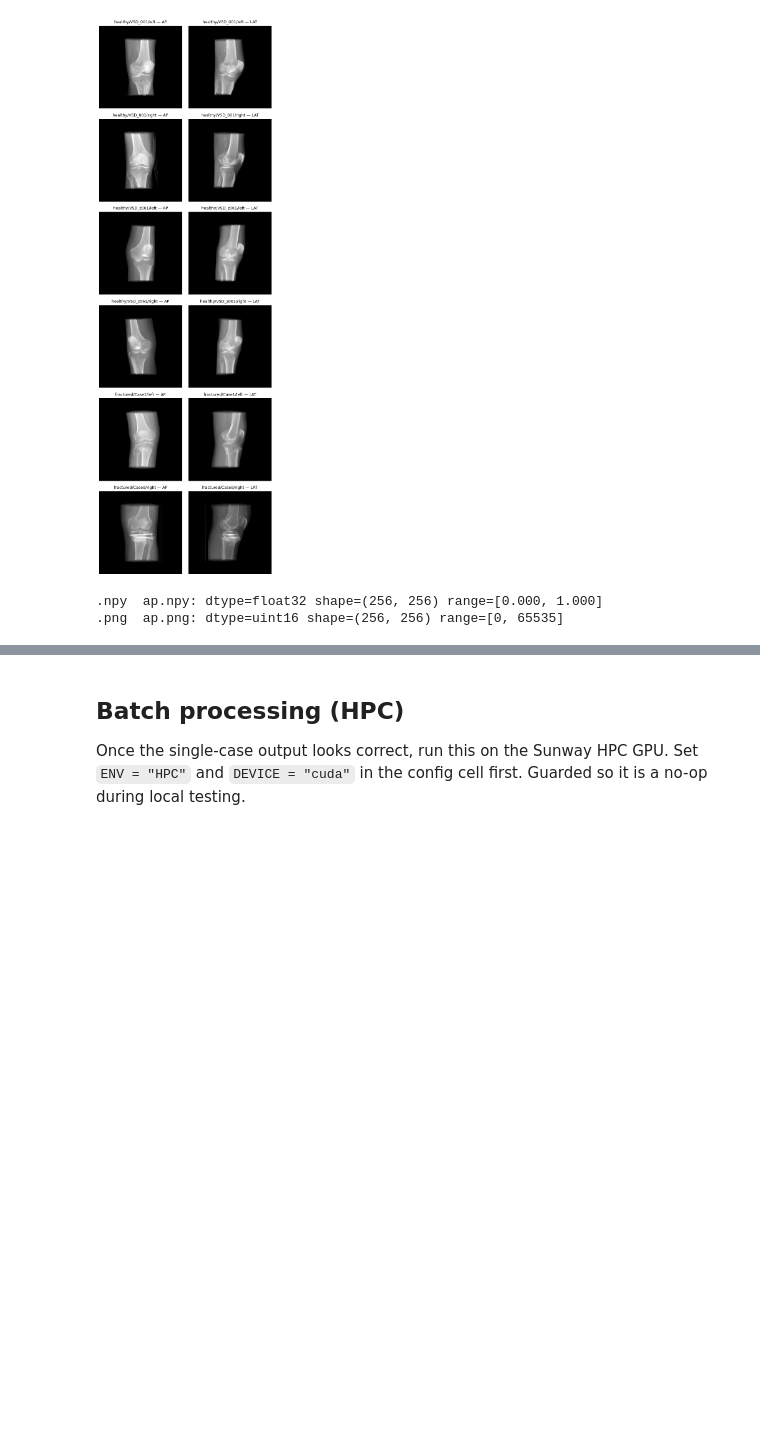
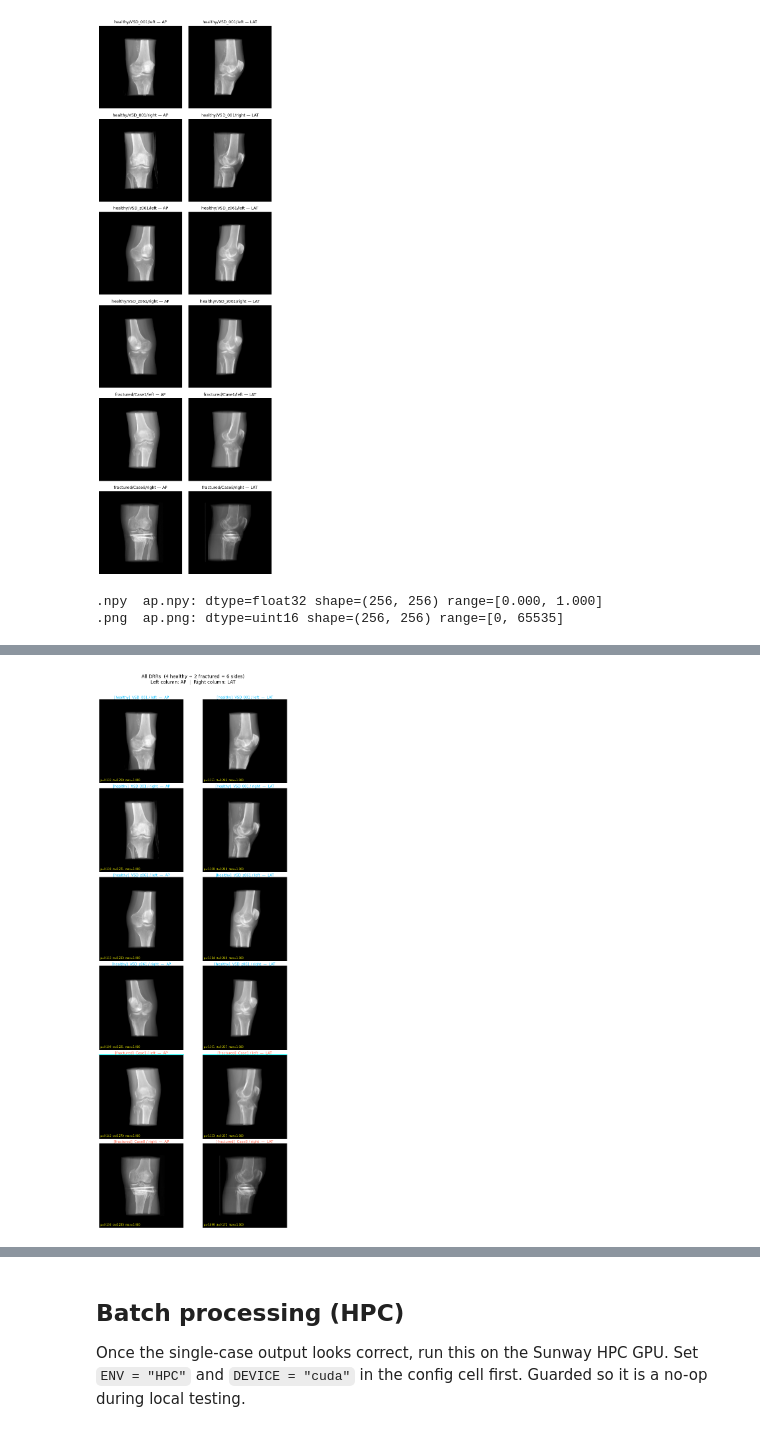
Before and after one commit to CodesTree/XrayTo3D-Capstone, a Jupyter notebook: TestProject/notebooks/pre-processing/drr_generation.ipynb, the cells around one changed output, grey strips where cells are left out. Saved outputs shown, nothing was run; the diff lists cells and outputs as text; code cells hidden in the pictures; blank space fills up the shorter version.

Commit message:
added visual inspection on all cases to drr generation

```diff
--- a/TestProject/notebooks/pre-processing/drr_generation.ipynb
+++ b/TestProject/notebooks/pre-processing/drr_generation.ipynb
@@ -216,3 +216,96 @@ print(f".png  {_png.name}: dtype={_p.dtype} shape={_p.shape} range=[{_p.min()},
 # %% [output]
 .npy  ap.npy: dtype=float32 shape=(256, 256) range=[0.000, 1.000]
 .png  ap.png: dtype=uint16 shape=(256, 256) range=[0, 65535]
+# %%
+def collect_all_drr_cases(drr_dir: Path):
+    """Return all (dataset, case, side) tuples that have both ap.npy and lat.npy, sorted."""
+    cases = []
+    for dataset in ["healthy", "fractured"]:
+        dset_dir = drr_dir / dataset
+        if not dset_dir.exists():
+            continue
+        for case_dir in sorted(dset_dir.iterdir()):
+            if not case_dir.is_dir():
+                continue
+            for side_dir in sorted(case_dir.iterdir()):
+                if not side_dir.is_dir():
+                    continue
+                if (side_dir / "ap.npy").exists() and (side_dir / "lat.npy").exists():
+                    cases.append((dataset, case_dir.name, side_dir.name))
+    return cases
+
+all_cases = collect_all_drr_cases(DRR_OUT_DIR)
+n_healthy = sum(1 for d, _, _ in all_cases if d == "healthy")
+n_frac    = sum(1 for d, _, _ in all_cases if d == "fractured")
+print(f"Found {len(all_cases)} cases total: {n_healthy} healthy, {n_frac} fractured")
+
+# --- Full image grid: one row per (dataset, case, side), left=AP, right=LAT ---
+ROW_H = 2.8   # inches per row; increase if titles overlap
+fig, axes = plt.subplots(len(all_cases), 2, figsize=(7, ROW_H * len(all_cases)))
+axes = np.array(axes) if len(all_cases) > 1 else np.array(axes)[None]
+
+LABEL_COLOR = {"healthy": "deepskyblue", "fractured": "tomato"}
+prev_dataset = None
+
+for row, (dataset, case, side) in enumerate(all_cases):
+    # Draw a cyan separator line at the first fractured row
+    if dataset != prev_dataset and prev_dataset is not None:
+        for col in range(2):
+            axes[row, col].axhline(y=-1, color="cyan", linewidth=2, clip_on=False)
+    prev_dataset = dataset
+
+    for col, view in enumerate(["ap", "lat"]):
+        img = np.load(DRR_OUT_DIR / dataset / case / side / f"{view}.npy")
+        ax = axes[row, col]
+        ax.imshow(img, cmap="gray", vmin=0, vmax=1)
+        ax.set_title(
+            f"[{dataset}]  {case} / {side}  —  {view.upper()}",
+            fontsize=7.5, color=LABEL_COLOR[dataset], pad=2
+        )
+        ax.axis("off")
+        # Per-image stats in bottom-left corner
+        ax.text(
+            3, img.shape[0] - 5,
+            f"μ={img.mean():.3f}  σ={img.std():.3f}  max={img.max():.3f}",
+            fontsize=5.5, color="yellow", va="bottom"
+        )
+
+plt.suptitle(
+    f"All DRRs  ({n_healthy} healthy + {n_frac} fractured = {len(all_cases)} sides)\n"
+    "Left column: AP  |  Right column: LAT",
+    fontsize=10, y=1.002
+)
+plt.tight_layout(h_pad=0.25)
+out_path = DRR_OUT_DIR / "visual_inspection_all.png"
+plt.savefig(str(out_path), dpi=100, bbox_inches="tight")
+plt.show()
+print(f"Saved → {out_path}")
+
+# --- Stats table with anomaly flags ---
+stat_rows = []
+for dataset, case, side in all_cases:
+    for view in ["ap", "lat"]:
+        img = np.load(DRR_OUT_DIR / dataset / case / side / f"{view}.npy")
+        flags = []
+        if img.max() < 0.3:   flags.append("LOW_MAX")
+        if img.mean() < 0.05: flags.append("LOW_MEAN")
+        if img.min() == img.max(): flags.append("FLAT")
+        stat_rows.append({
+            "dataset": dataset, "case": case, "side": side, "view": view,
+            "mean": round(float(img.mean()), 4),
+            "std":  round(float(img.std()),  4),
+            "min":  round(float(img.min()),  4),
+            "max":  round(float(img.max()),  4),
+            "flag": " ".join(flags),
+        })
+
+stats_df = pd.DataFrame(stat_rows)
+flagged = stats_df[stats_df["flag"] != ""]
+if flagged.empty:
+    print("No anomalies detected in any DRR.")
+else:
+    print(f"Flagged cases ({len(flagged)}):")
+    display(flagged)
+
+display(stats_df)
+# %% [output]
@@ -218,0 +313 @@ print(f".png  {_png.name}: dtype={_p.dtype} shape={_p.shape} range=[{_p.min()},
+[figure, added]
```
Also changed, not shown: parts of 1 cell of this notebook, 1 other file.
